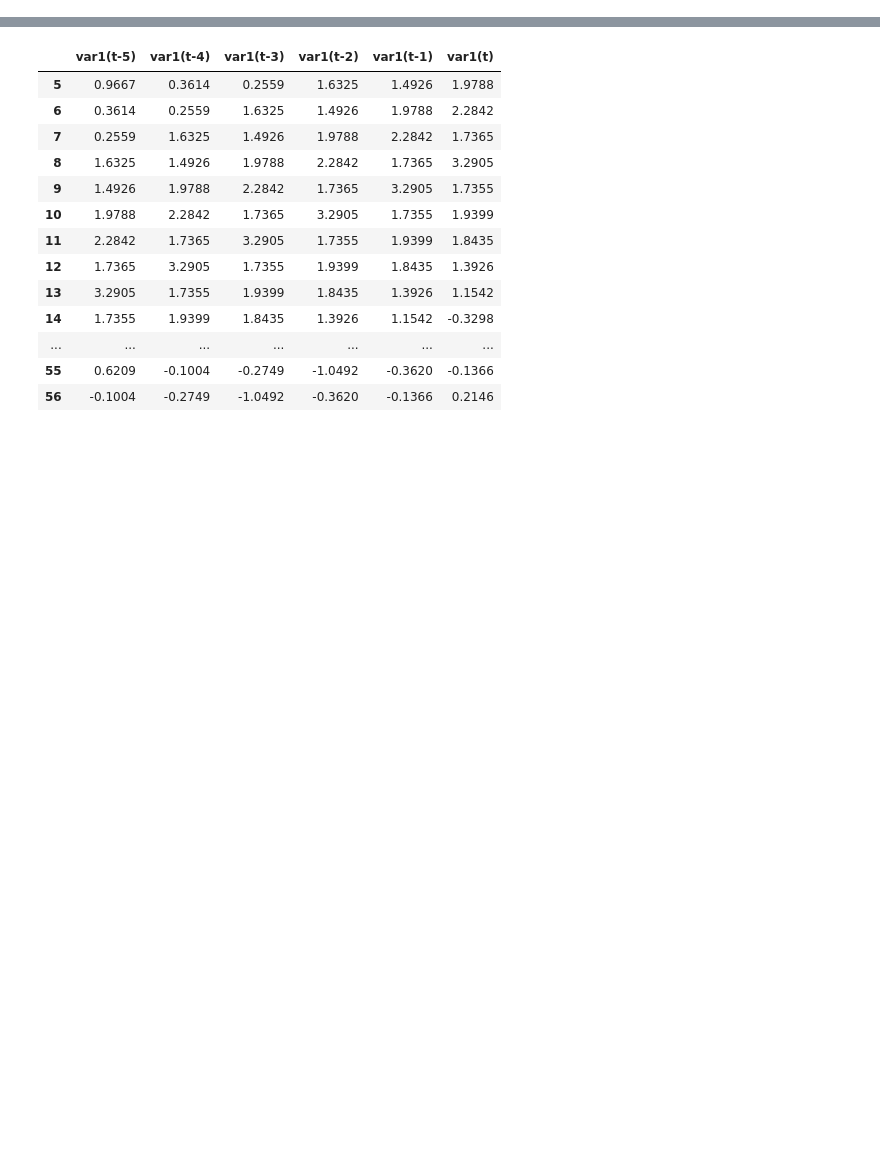
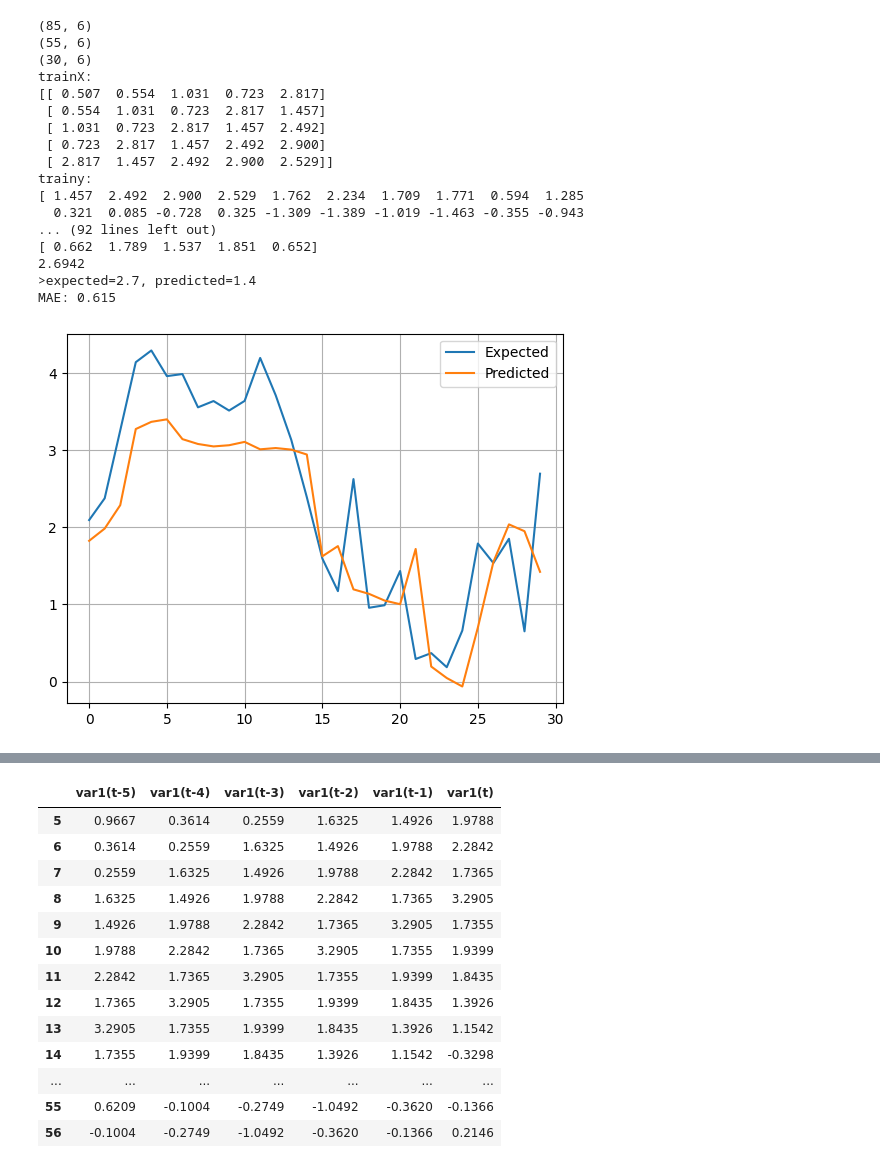
Before and after one commit to mmelinanna/xaiplayground, a Jupyter notebook: playground.ipynb, the cells around one changed output, grey strips where cells are left out. Saved outputs shown, nothing was run; the diff lists cells and outputs as text; code cells hidden in the pictures; blank space fills up the shorter version.

Commit message:
FINALIZED first version of dataframe_lagger make sure to use the key functionality from NOW on

```diff
--- a/playground.ipynb
+++ b/playground.ipynb
@@ -445,0 +501,3 @@ def walk_forward_validation(data, test_set_len):
+# %%
+data_concatenated = pd.concat([train_df, test_df.iloc[1:,:]], ignore_index=True)
+data_concatenated
@@ -445,0 +518,4 @@ def walk_forward_validation(data, test_set_len):
+# %%
+data_concatenated
+tsl = time_series_lagger(data_concatenated.loc[:,"values"].to_list(), n_in=5, n_out=1)
+tsl
@@ -446,3 +536,31 @@ def walk_forward_validation(data, test_set_len):
+# %%
+mae, y, y_pred = walk_forward_validation_historic(tsl, 30)
+print('MAE: %.3f' % mae)
+# plot expected vs predicted
+plt.plot(y, label='Expected')
+plt.plot(y_pred, label='Predicted')
+plt.grid()
+plt.legend()
+plt.show()
+# %% [output]
+(85, 6)
+(55, 6)
+(30, 6)
+trainX:
+[[ 0.507  0.554  1.031  0.723  2.817]
+ [ 0.554  1.031  0.723  2.817  1.457]
+ [ 1.031  0.723  2.817  1.457  2.492]
+ [ 0.723  2.817  1.457  2.492  2.900]
+ [ 2.817  1.457  2.492  2.900  2.529]]
+trainy:
+[ 1.457  2.492  2.900  2.529  1.762  2.234  1.709  1.771  0.594  1.285
+  0.321  0.085 -0.728  0.325 -1.309 -1.389 -1.019 -1.463 -0.355 -0.943
+... (92 lines left out)
+[ 0.662  1.789  1.537  1.851  0.652]
+2.6942
+>expected=2.7, predicted=1.4
+MAE: 0.615
+[figure, added]
 # %%
 #from dataframe_lagger import time_series_lagger, random_forest_forecast
 
```
Also changed, not shown: parts of 5 cells of this notebook, 2 other files.
